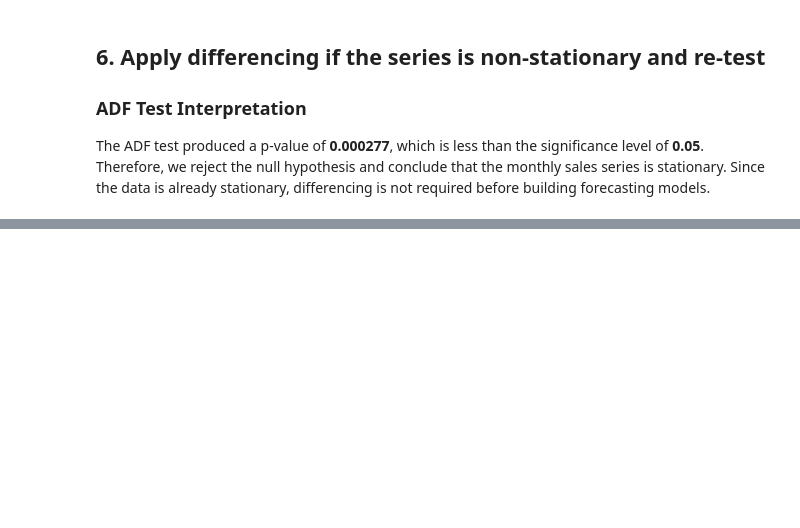
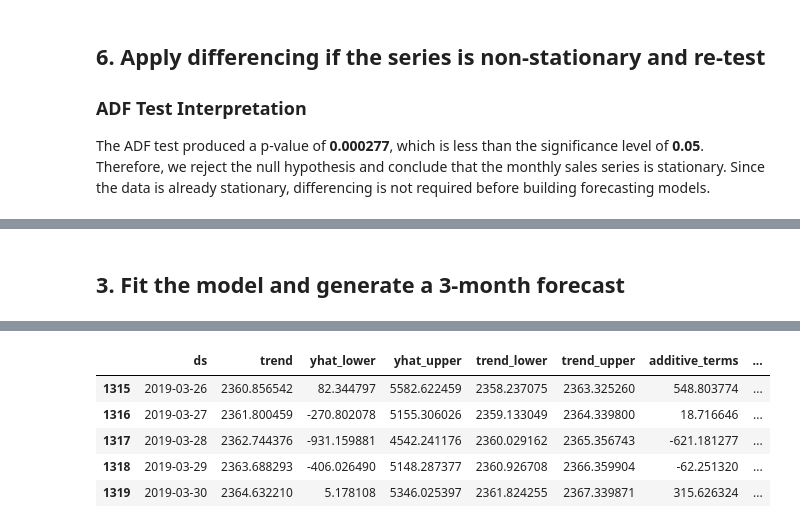
Before and after one commit to aroranaman1003/SalesForecasting_NamanArora, a Jupyter notebook: analysis.ipynb, the cells around one changed output, grey strips where cells are left out. Saved outputs shown, nothing was run; the diff lists cells and outputs as text; code cells hidden in the pictures; blank space fills up the shorter version.

```diff
--- a/analysis.ipynb
+++ b/analysis.ipynb
@@ -422,0 +606,25 @@ The ADF test produced a p-value of **0.000277**, which is less than the signific
+# %% [markdown]
+## 3. Fit the model and generate a 3-month forecast
+# %%
+from prophet import Prophet
+
+prophet_model = Prophet()
+
+prophet_model.fit(prophet_df)
+
+'''
+Generate a 3-Month Forecast
+
+After training, the Prophet model is used to forecast sales
+for the next three months based on the learned trend and
+seasonality.
+'''
+future = prophet_model.make_future_dataframe(
+    periods=90,
+    freq="D"
+)
+
+forecast = prophet_model.predict(future)
+
+forecast.tail()
+# %% [output]
@@ -422,0 +633,6 @@ The ADF test produced a p-value of **0.000277**, which is less than the signific
+|  | ds | trend | yhat_lower | yhat_upper | trend_lower | trend_upper | additive_terms | ... |
+| 1315 | 2019-03-26 | 2360.856542 | 82.344797 | 5582.622459 | 2358.237075 | 2363.325260 | 548.803774 | ... |
+| 1316 | 2019-03-27 | 2361.800459 | -270.802078 | 5155.306026 | 2359.133049 | 2364.339800 | 18.716646 | ... |
+| 1317 | 2019-03-28 | 2362.744376 | -931.159881 | 4542.241176 | 2360.029162 | 2365.356743 | -621.181277 | ... |
+| 1318 | 2019-03-29 | 2363.688293 | -406.026490 | 5148.287377 | 2360.926708 | 2366.359904 | -62.251320 | ... |
+| 1319 | 2019-03-30 | 2364.632210 | 5.178108 | 5346.025397 | 2361.824255 | 2367.339871 | 315.626324 | ... |
```
Also changed, not shown: parts of 19 cells of this notebook, 3 other files.
